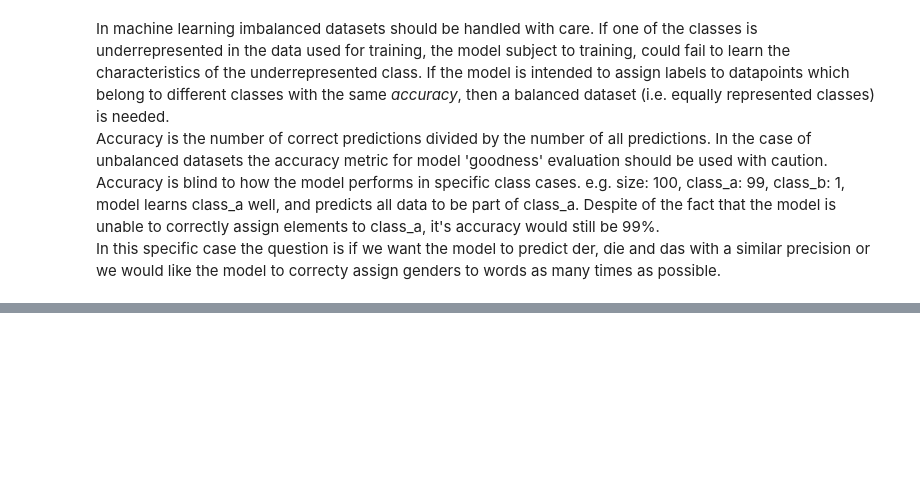
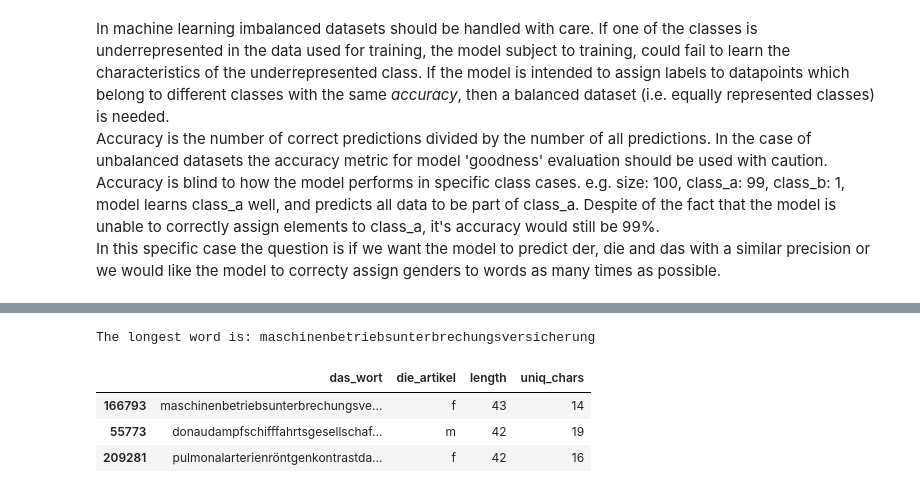
Before and after one commit to zalanfulop/german_nouns, a Jupyter notebook: noun_gender_predict.ipynb, the cells around one changed output, grey strips where cells are left out. Drawn from its saved outputs; the diff is of its cells as text; code cells hidden in the pictures; blank space fills up the shorter version.

```diff
--- a/noun_gender_predict.ipynb
+++ b/noun_gender_predict.ipynb
@@ -348,0 +412,19 @@ df.head(5)
+# %%
+# What is the longest word?
+lengths = df['das_wort'].apply(lambda x: len(x))
+# Also collect the number of unique characters for each
+uniq_chars = df['das_wort'].apply(lambda x: len(set(x)))
+# Get the element with the longest length
+print(f"The longest word is: {df.loc[lengths.idxmax(), 'das_wort']}")
+
+# Add a length column. Display the three longest and their lengths
+df['length'] = lengths
+df['uniq_chars'] = uniq_chars
+df_sorted = df.sort_values(by='length', ascending=False)
+df_sorted.head(3)
+# %% [output]
+The longest word is: maschinenbetriebsunterbrechungsversicherung
+|  | das_wort | die_artikel | length | uniq_chars |
+| 166793 | maschinenbetriebsunterbrechungsve... | f | 43 | 14 |
+| 55773 | donaudampfschifffahrtsgesellschaf... | m | 42 | 19 |
+| 209281 | pulmonalarterienröntgenkontrastda... | f | 42 | 16 |
```
Also changed, not shown: parts of 25 cells of this notebook, 1 other file.
